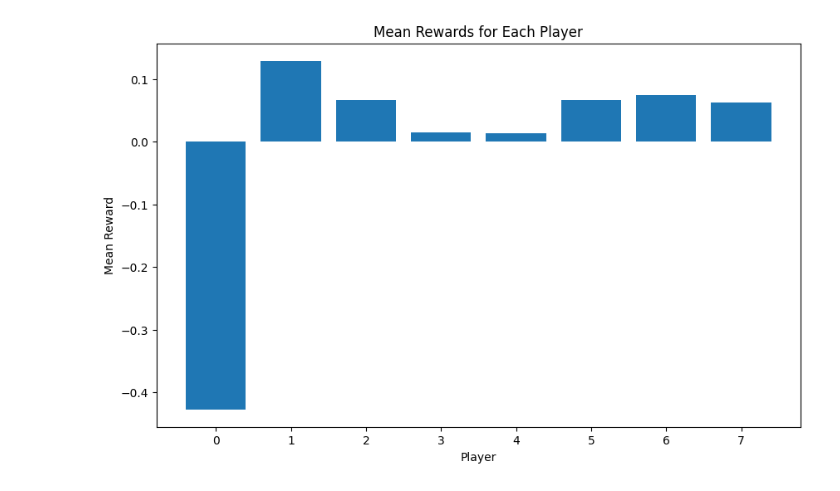
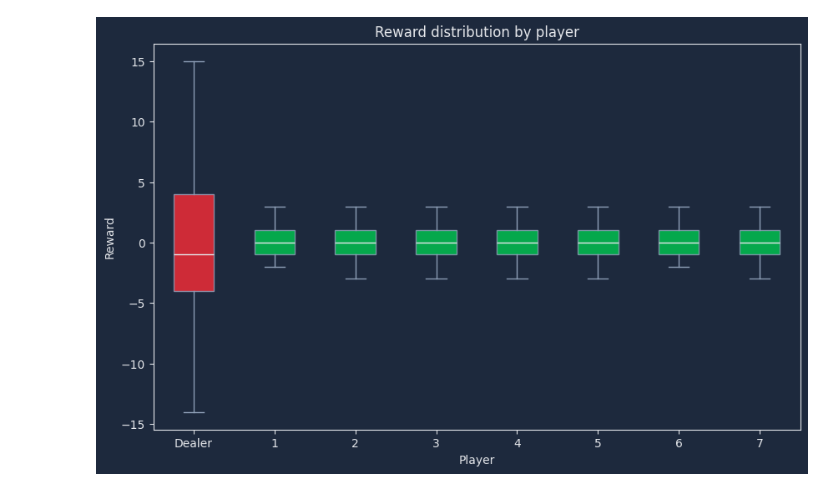
Before and after one commit to Acrylic125/ban-luck, a Jupyter notebook: ban-luck.ipynb, the cells around one changed output. Saved outputs shown, nothing was run; the diff lists cells and outputs as text; code cells hidden in the pictures.

```diff
--- a/ban-luck.ipynb
+++ b/ban-luck.ipynb
@@ -45,7 +45,7 @@ import matplotlib.pyplot as plt
 from deck import SwooshShuffleStrategy
 
 N_PLAYERS = 8 # Includes dealer
-SIMULATIONS = 1_000
+SIMULATIONS = 1000
 # Exclude dealer
 game = Game(n_players=N_PLAYERS - 1)
 
@@ -61,17 +61,44 @@ for i in range(SIMULATIONS):
     for j in range(N_PLAYERS):
         rewards[i, j] = res[j]
     game.soft_reset()
-
-# Calculate the mean reward for each player
-mean_rewards = np.mean(rewards, axis=0)
-mean_rewards
-
-# Plot the mean rewards for each player
-plt.figure(figsize=(10, 6))
-plt.bar(range(N_PLAYERS), mean_rewards)
-plt.xlabel('Player')
-plt.ylabel('Mean Reward')
-plt.title('Mean Rewards for Each Player')
-plt.show()
-# %% [output]
-[figure, removed]
+# %%
+# Box plot: reward distribution for each player
+COLOR_POSITIVE = "#00c950"
+COLOR_NEGATIVE = "#fb2c36"
+BG = "#1d293d"
+LABELS = "#e5e7eb"
+BORDER = "#90a1b9"
+
+# One column per player: rewards[:, j] = all simulation rewards for player j
+data_by_player = [rewards[:, j] for j in range(N_PLAYERS)]
+medians = np.median(rewards, axis=0)
+box_colors = [COLOR_POSITIVE if m >= 0 else COLOR_NEGATIVE for m in medians]
+
+fig, ax = plt.subplots(figsize=(10, 6))
+ax.set_facecolor(BG)
+fig.patch.set_facecolor(BG)
+bp = ax.boxplot(data_by_player, positions=range(N_PLAYERS), patch_artist=True)
+for patch, color in zip(bp["boxes"], box_colors):
+    patch.set_facecolor(color)
+    patch.set_edgecolor(BORDER)
+    patch.set_alpha(0.8)
+for item in bp["fliers"]:
+    item.set_color(BORDER)
+    item.set_markerfacecolor(BORDER)
+    item.set_markeredgecolor(BORDER)
+for el in ["whiskers", "caps"]:
+    for item in bp[el]:
+        item.set_color(BORDER)
+for item in bp["medians"]:
+    item.set_color(LABELS)
+
+ax.set_xticks(range(N_PLAYERS))
+ax.set_xticklabels(["Dealer"] + [str(i) for i in range(1, N_PLAYERS)], color=LABELS)
+ax.set_xlabel("Player", color=LABELS)
+ax.set_ylabel("Reward", color=LABELS)
+ax.set_title("Reward distribution by player", color=LABELS)
+ax.tick_params(colors=LABELS)
+ax.spines[:].set_color(LABELS)
+plt.show()
+# %% [output]
+[figure, added]
```
Also changed, not shown: parts of 7 cells of this notebook, 7 other files.
